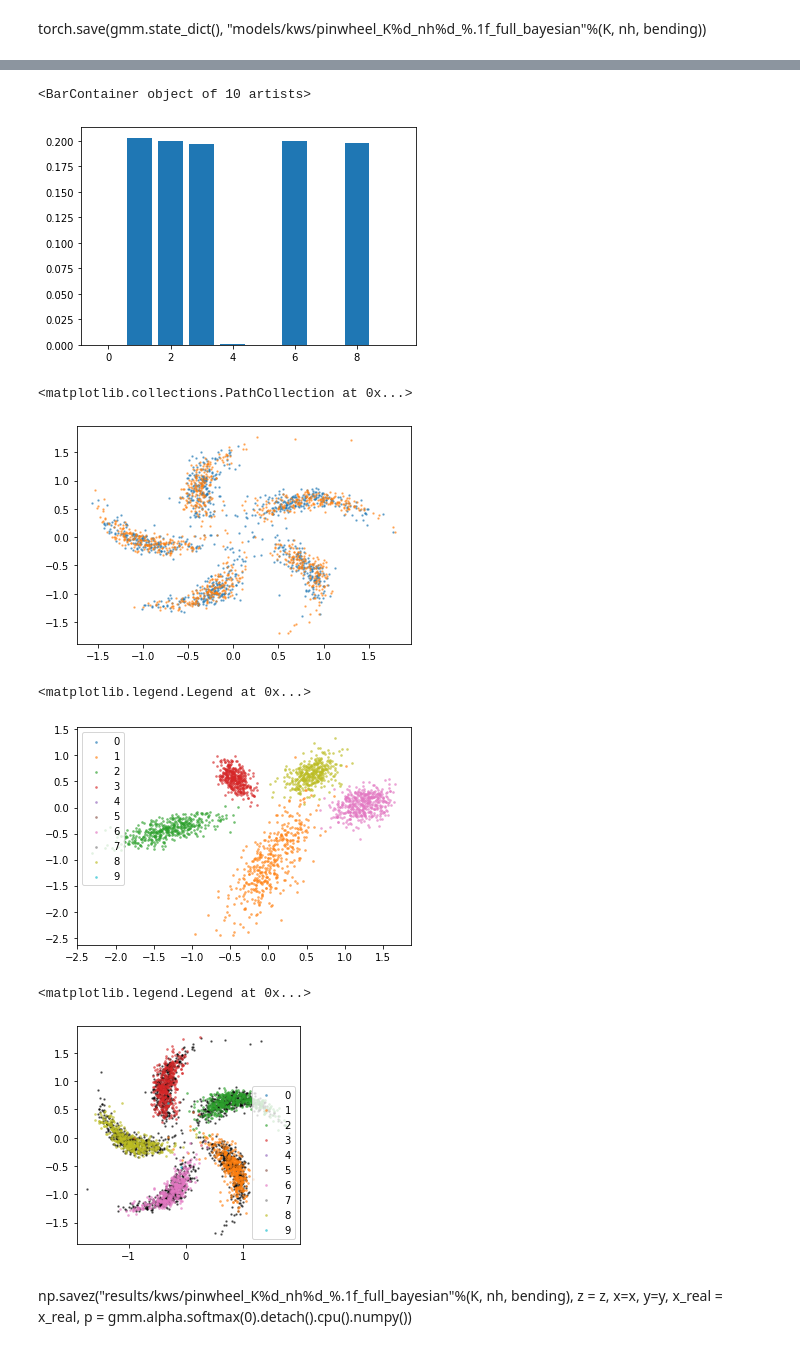
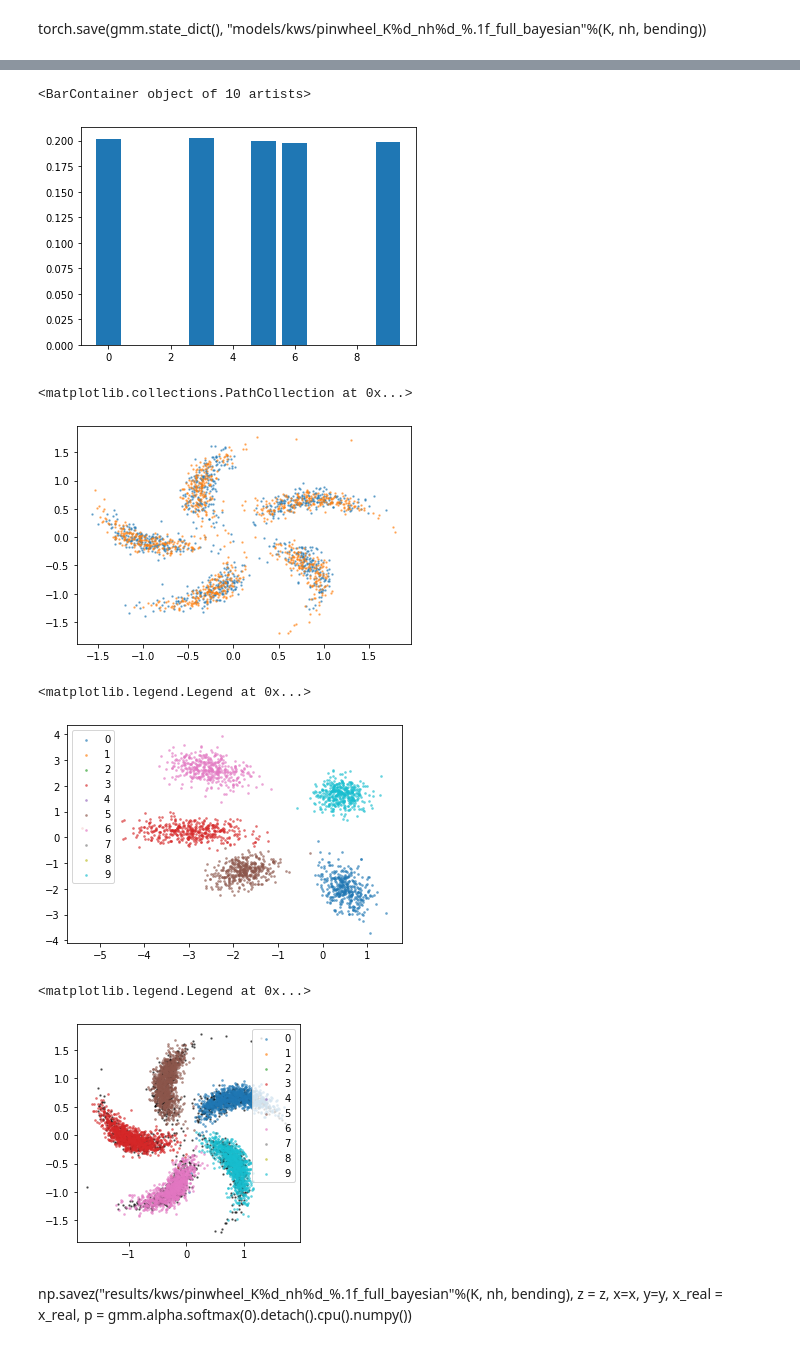
Before and after one commit to kevin-w-li/al-ws, a Jupyter notebook: Pinwheel.ipynb, the cells around one changed output, grey strips where cells are left out. Saved outputs shown, nothing was run; the diff lists cells and outputs as text; code cells hidden in the pictures.

```diff
--- a/Pinwheel.ipynb
+++ b/Pinwheel.ipynb
@@ -1,8 +1,8 @@
 # %%
 import os
-os.environ["MKL_NUM_THREADS"]="16"
-os.environ["NUMEXPR_NUM_THREADS"]='16'
-os.environ["OMP_NUM_THREADS"]='16'
+os.environ["MKL_NUM_THREADS"]="8"
+os.environ["NUMEXPR_NUM_THREADS"]='8'
+os.environ["OMP_NUM_THREADS"]='8'
 import matplotlib.pyplot as plt
 import types
 import numpy as np
@@ -25,7 +25,7 @@ from KernelWakeSleep import *
 
 import Models
 
-device = torch.device("cpu")
+device = torch.device("cuda:0")
 reload(Data)
 reload(Models)
 # %% [output]
@@ -38,12 +38,8 @@ reload(Likelihoods)
 <module 'Likelihoods' from '/nfs/ghome/live/kevinli/Code/kws/Likelihoods.py'>
 # %%
 batch_size = 200
-nsleep = 2000
-nepoch = 10
-nvalid = 200
 torch.manual_seed(0)
 np.random.seed(0)
-
 # data
 # %%
 import numpy as np
@@ -145,6 +141,7 @@ gc.collect()
 gmm.train()
 kernel.train()
 nsleep = 1000
+
 with tqdm.notebook.tqdm(range(2000)) as t:
     for ei in t:
 
@@ -153,7 +150,7 @@ with tqdm.notebook.tqdm(range(2000)) as t:
             X_tr = X_tr.float().to(device)
 
             data_0, data_1, norm, nat = sleep(gmm, nsleep)
-            data_0_val, data_1_val, norm_val, nat_val = sleep(gmm, nvalid)
+            data_0_val, data_1_val, norm_val, nat_val = sleep(gmm, nsleep//10)
             S_val = gmm.suff(data_1_val)
 
             if i % 1 == 0:
@@ -176,15 +173,16 @@ with tqdm.notebook.tqdm(range(2000)) as t:
                 log_sigmas += kernel.log_sigma.cpu().detach().numpy().copy(),
 
             Elogp = KRR_2(gmm.suff, kernel, X_tr, data_1, norm, nat).mean()
-            network_norm = sum(map(lambda x: (x**2).sum(), gmm.parameters()))
+            network_norm = sum(map(lambda x: (x**2).sum(), gmm.mean_network.parameters()))
 
             y_cov = torch.einsum("ijk,ilk->ijl", gmm.chol, gmm.chol)
+
             gen_loss = -Elogp \
-                        + (gmm.alpha-torch.logsumexp(gmm.alpha,0)).sum()*1e-3 + \
-                        (gmm.mu.norm()**2)*1e-3 + network_norm * 1e-4 \
-                        + (1e-4 * torch.logdet(y_cov) +
-                           1e-4 * torch.einsum("ijj->i", torch.inverse(y_cov))).sum()
-
+                        + ((gmm.alpha-torch.logsumexp(gmm.alpha,0)).sum()*5e-1+ \
+                           (gmm.mu.norm()**2) / (2. * 3**2) \
+                        + (2.5 * torch.logdet(y_cov) +
+                           0.5 * torch.einsum("ijj->i", torch.inverse(y_cov))).sum()
+                          ) / 2500 + network_norm ** 1e-4
 
             Elogps += Elogp.mean().detach().cpu().numpy(),
 
@@ -222,7 +227,7 @@ for i in range(nplot):
 plt.bar(range(10),gmm.alpha.softmax(0).detach().cpu().numpy())
 # %% [output]
 <BarContainer object of 10 artists>
-[figure, old version]
+[figure, new version]
 # %%
 x = draw_sample(gmm,1000).cpu().numpy()
 
@@ -230,7 +235,7 @@ plt.scatter(*x.T, s=2, alpha=0.5)
 plt.scatter(*train_data[:1000].T,s=2, alpha=0.5)
 # %% [output]
 <matplotlib.collections.PathCollection at 0x...>
-[figure, old version]
+[figure, new version]
 # %%
 x_real = draw_sample(gmm,2000).cpu().numpy()
 
@@ -244,23 +249,23 @@ for i in range(10):
 plt.legend()
 # %% [output]
 <matplotlib.legend.Legend at 0x...>
-[figure, old version]
+[figure, new version]
 # %%
 x_real = train_data[:2000]
 
 
-latents, x = gmm.sample_logp0(2000)[:2]
+latents, x = gmm.sample_logp0(5000)[:2]
 z, tau, mean, y = [z.detach().cpu().numpy() if z is not None else None for z in latents[1:]]
 x = x.cpu().numpy()
 
 plt.figure(figsize=(4,4))
 plt.scatter(*x_real.T, s=2, color="k", alpha=0.5)
 for i in range(10):
     plt.scatter(x[z == i,0], x[z == i,1], 3, label=i, alpha=0.5)
 plt.legend()
 # %% [output]
 <matplotlib.legend.Legend at 0x...>
-[figure, old version]
+[figure, new version]
 # %% [markdown]
 np.savez("results/kws/pinwheel_K%d_nh%d_%.1f_full_bayesian"%(K, nh, bending),
          z = z, x=x, y=y, x_real = x_real, p = gmm.alpha.softmax(0).detach().cpu().numpy())
```
Also changed, not shown: parts of 3 cells of this notebook, 26 other files.
